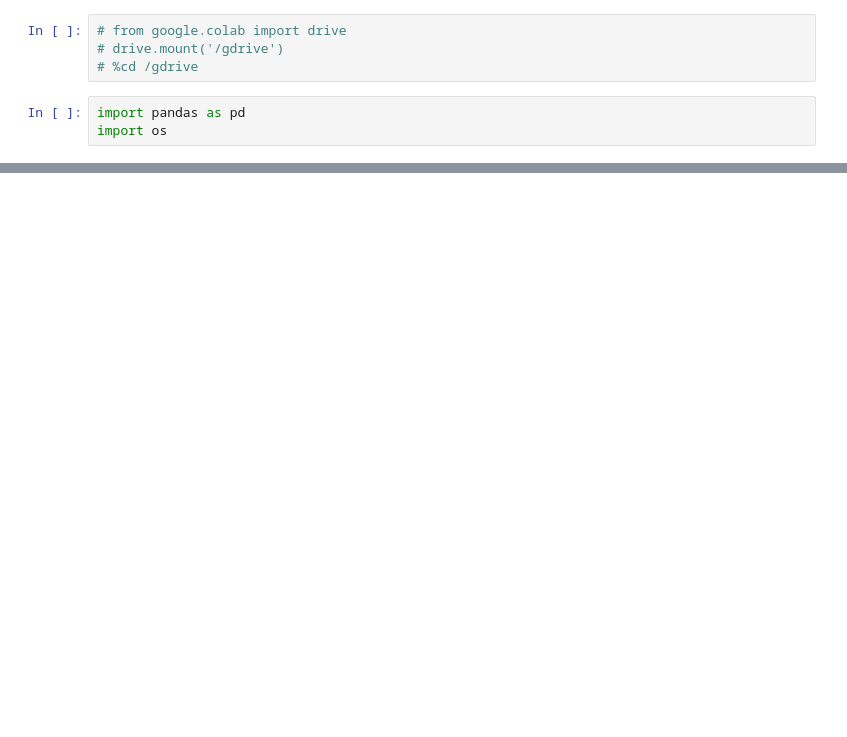
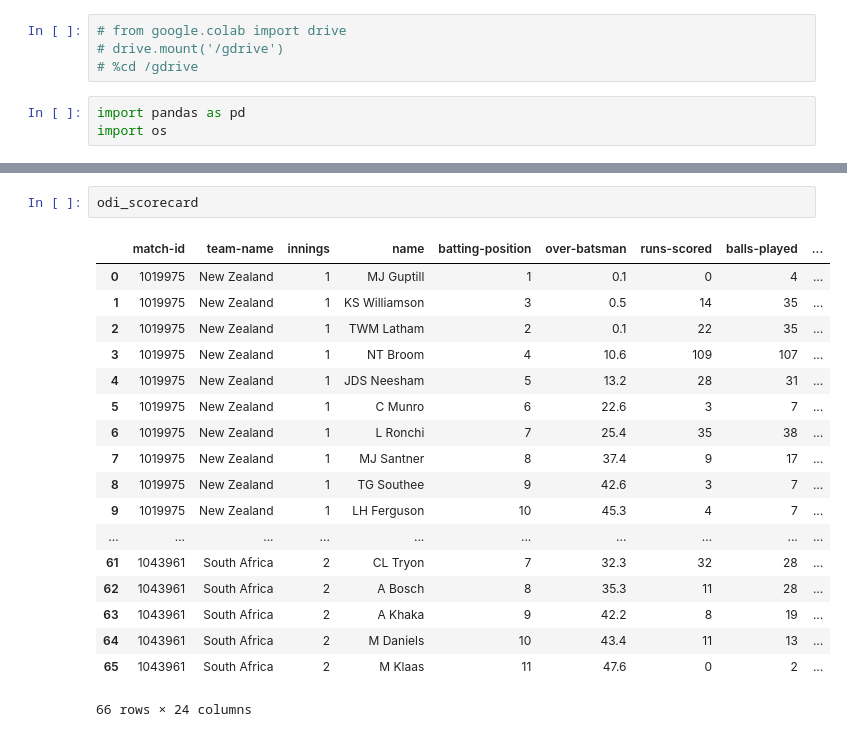
Before and after one commit to dev-SB/cricket-bi, a Jupyter notebook: bi_cricket (1).ipynb, the cells around one changed output, grey strips where cells are left out. Saved outputs shown, nothing was run; the diff lists cells and outputs as text; blank space fills up the shorter version.

```diff
--- a/bi_cricket (1).ipynb
+++ b/bi_cricket (1).ipynb
@@ -281,3 +318,24 @@ odi_info
+# %%
+odi_scorecard
+# %% [output]
+|  | match-id | team-name | innings | name | batting-position | over-batsman | runs-scored | balls-played | ... |
+| 0 | 1019975 | New Zealand | 1 | MJ Guptill | 1 | 0.1 | 0 | 4 | ... |
+| 1 | 1019975 | New Zealand | 1 | KS Williamson | 3 | 0.5 | 14 | 35 | ... |
+| 2 | 1019975 | New Zealand | 1 | TWM Latham | 2 | 0.1 | 22 | 35 | ... |
+| 3 | 1019975 | New Zealand | 1 | NT Broom | 4 | 10.6 | 109 | 107 | ... |
+| 4 | 1019975 | New Zealand | 1 | JDS Neesham | 5 | 13.2 | 28 | 31 | ... |
+| 5 | 1019975 | New Zealand | 1 | C Munro | 6 | 22.6 | 3 | 7 | ... |
+| 6 | 1019975 | New Zealand | 1 | L Ronchi | 7 | 25.4 | 35 | 38 | ... |
+| 7 | 1019975 | New Zealand | 1 | MJ Santner | 8 | 37.4 | 9 | 17 | ... |
+| 8 | 1019975 | New Zealand | 1 | TG Southee | 9 | 42.6 | 3 | 7 | ... |
+| 9 | 1019975 | New Zealand | 1 | LH Ferguson | 10 | 45.3 | 4 | 7 | ... |
+| ... | ... | ... | ... | ... | ... | ... | ... | ... | ... |
+| 61 | 1043961 | South Africa | 2 | CL Tryon | 7 | 32.3 | 32 | 28 | ... |
+| 62 | 1043961 | South Africa | 2 | A Bosch | 8 | 35.3 | 11 | 28 | ... |
+| 63 | 1043961 | South Africa | 2 | A Khaka | 9 | 42.2 | 8 | 19 | ... |
+| 64 | 1043961 | South Africa | 2 | M Daniels | 10 | 43.4 | 11 | 13 | ... |
+| 65 | 1043961 | South Africa | 2 | M Klaas | 11 | 47.6 | 0 | 2 | ... |
+66 rows × 24 columns
 # %%
 odi_scorecard['fall-of-wicket-overs'].value_counts()
 # %% [output]
```
Also changed, not shown: parts of 15 cells of this notebook, 9 other files.
